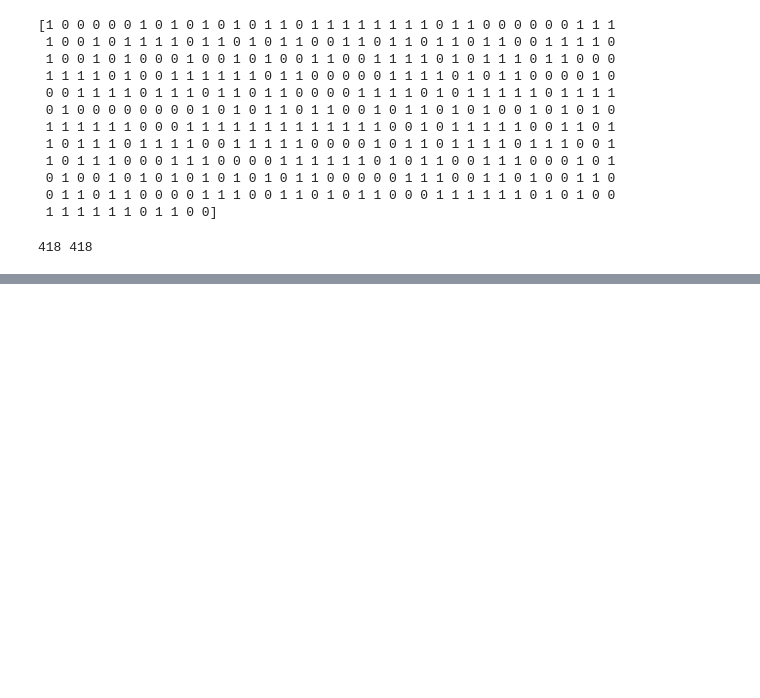
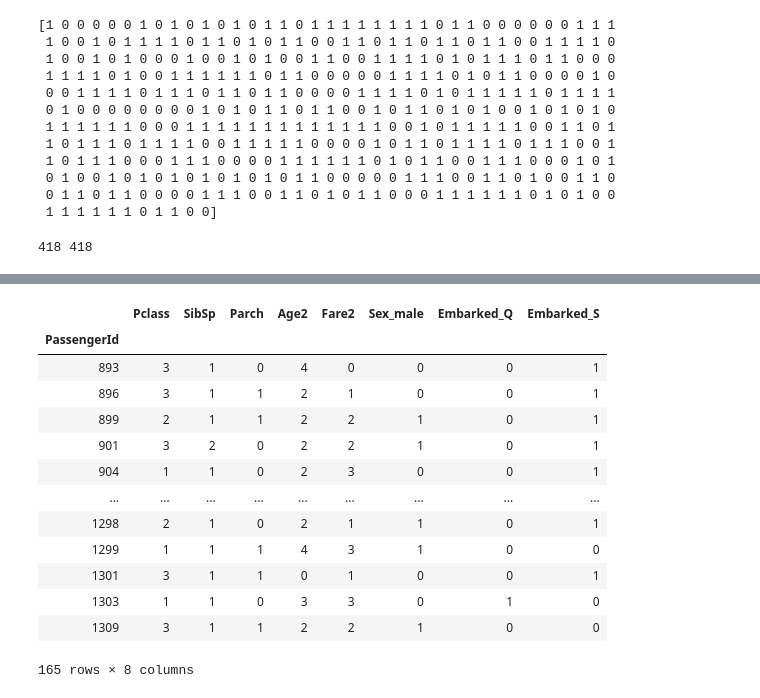
Before and after one commit to articuly/data_analysis_projects, a Jupyter notebook: 分析项目-泰坦尼克号幸存者.ipynb, the cells around one changed output, grey strips where cells are left out. Drawn from its saved outputs; the diff is of its cells as text; code cells hidden in the pictures; blank space fills up the shorter version.

```diff
--- a/分析项目-泰坦尼克号幸存者.ipynb
+++ b/分析项目-泰坦尼克号幸存者.ipynb
@@ -547,0 +579,20 @@ print(len(svc_result), len(gbc_result))
+# %%
+# 找出有伴侣、兄弟、父母、子女的数据行
+test_with_companion=test.loc[(test.SibSp>0)|(test.Parch>0)]
+# %%
+test_with_companion
+# %% [output]
+|  | Pclass | SibSp | Parch | Age2 | Fare2 | Sex_male | Embarked_Q | Embarked_S |
+| PassengerId |  |  |  |  |  |  |  |  |
+| 893 | 3 | 1 | 0 | 4 | 0 | 0 | 0 | 1 |
+| 896 | 3 | 1 | 1 | 2 | 1 | 0 | 0 | 1 |
+| 899 | 2 | 1 | 1 | 2 | 2 | 1 | 0 | 1 |
+| 901 | 3 | 2 | 0 | 2 | 2 | 1 | 0 | 1 |
+| 904 | 1 | 1 | 0 | 2 | 3 | 0 | 0 | 1 |
+| ... | ... | ... | ... | ... | ... | ... | ... | ... |
+| 1298 | 2 | 1 | 0 | 2 | 1 | 1 | 0 | 1 |
+| 1299 | 1 | 1 | 1 | 4 | 3 | 1 | 0 | 0 |
+| 1301 | 3 | 1 | 1 | 0 | 1 | 0 | 0 | 1 |
+| 1303 | 1 | 1 | 0 | 3 | 3 | 0 | 1 | 0 |
+| 1309 | 3 | 1 | 1 | 2 | 2 | 1 | 0 | 0 |
+165 rows × 8 columns
```
Also changed, not shown: parts of 11 cells of this notebook.
